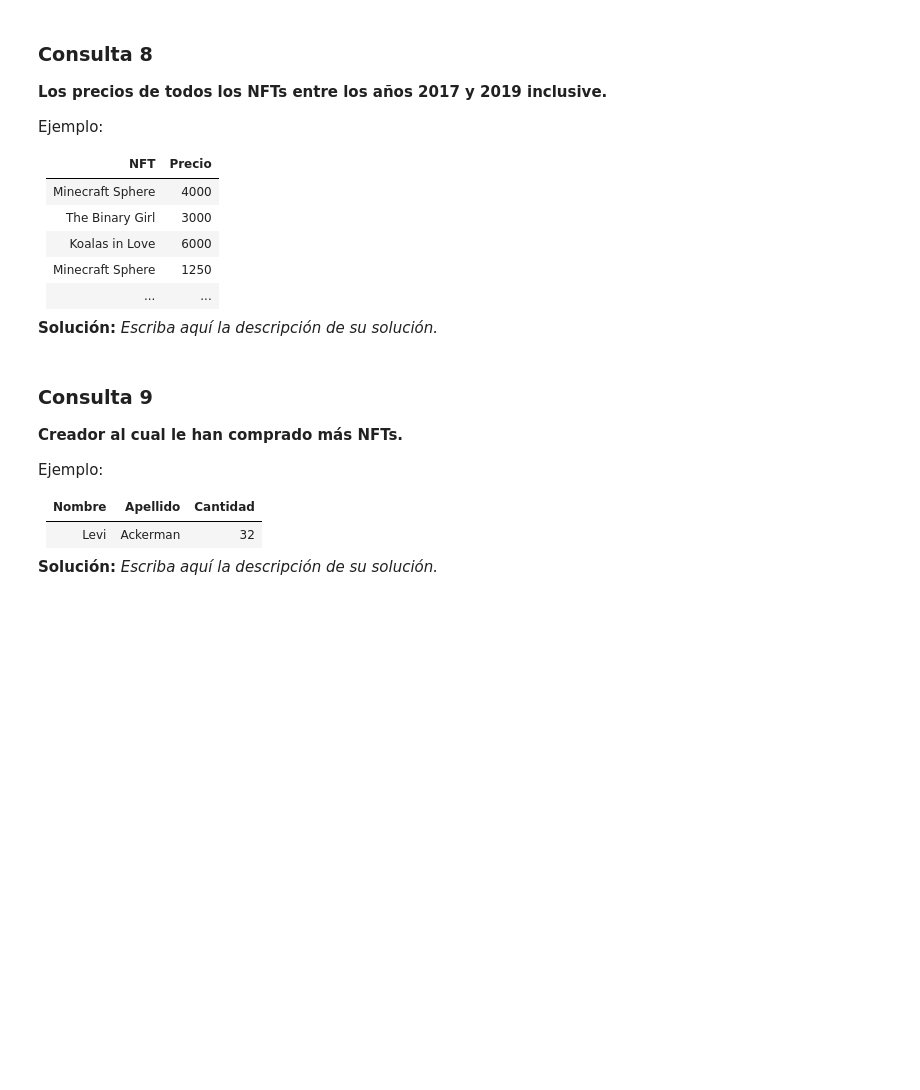
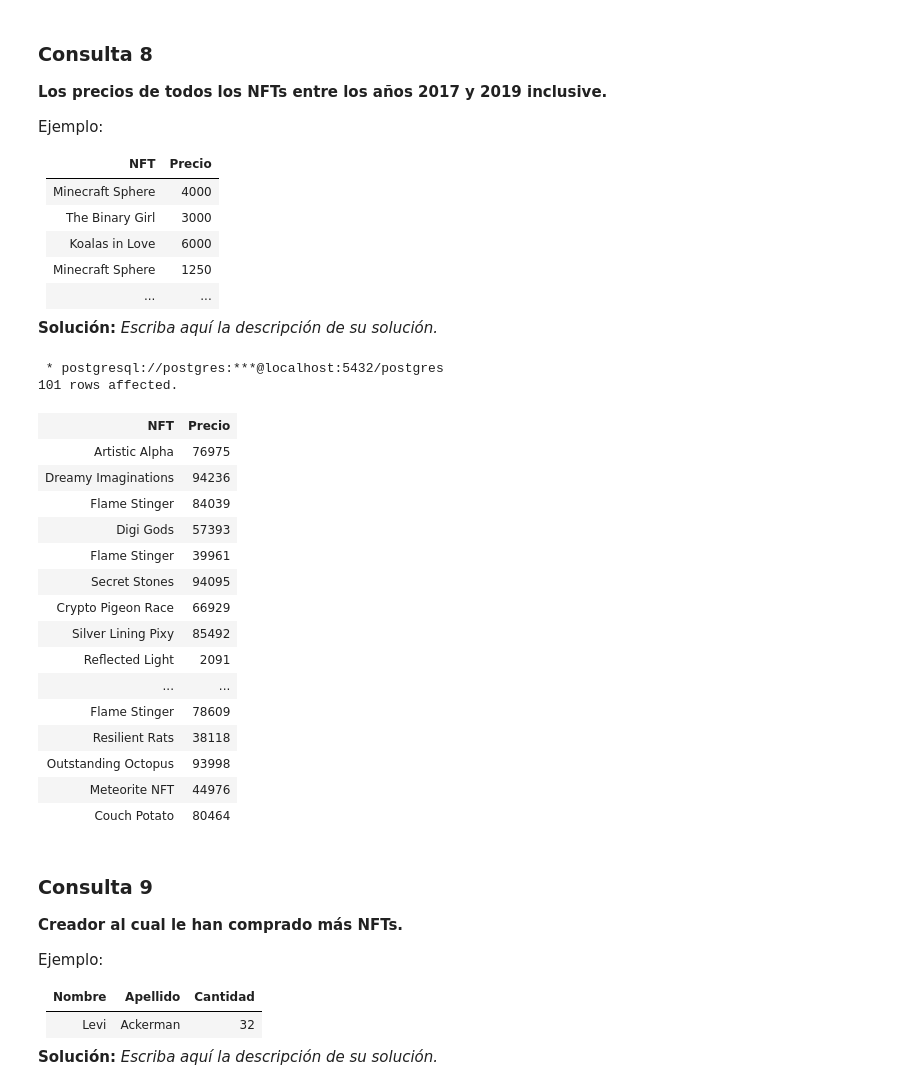
Before and after one commit to Cloff23/Tarea-1-BD, a Jupyter notebook: Tarea1_BD_2022-1 V1.1.ipynb, the cells around one changed output. Drawn from its saved outputs; the diff is of its cells as text; code cells hidden in the pictures; blank space fills up the shorter version.

```diff
--- a/Tarea1_BD_2022-1 V1.1.ipynb
+++ b/Tarea1_BD_2022-1 V1.1.ipynb
@@ -557,3 +586,32 @@ WHERE
+# %%
+%%sql
+SELECT
+    nft.nombre AS "NFT", precio_nft.precio AS "Precio"
+FROM
+    nft
+INNER JOIN precio_nft ON nft.id_nft = precio_nft.id_nft
+GROUP BY nft.nombre, precio_nft.precio, precio_nft.fecha
+HAVING
+    precio_nft.fecha BETWEEN '2017-01-01' AND '2019-12-31';
+# %% [output]
+ * postgresql://postgres:***@localhost:5432/postgres
+101 rows affected.
+| NFT | Precio |
+| Artistic Alpha | 76975 |
+| Dreamy Imaginations | 94236 |
+| Flame Stinger | 84039 |
+| Digi Gods | 57393 |
+| Flame Stinger | 39961 |
+| Secret Stones | 94095 |
+| Crypto Pigeon Race | 66929 |
+| Silver Lining Pixy | 85492 |
+| Reflected Light | 2091 |
+| ... | ... |
+| Flame Stinger | 78609 |
+| Resilient Rats | 38118 |
+| Outstanding Octopus | 93998 |
+| Meteorite NFT | 44976 |
+| Couch Potato | 80464 |
 # %% [markdown]
 ### Consulta 9
 **Creador al cual le han comprado más NFTs.**
```
Also changed, not shown: parts of 11 cells of this notebook.
